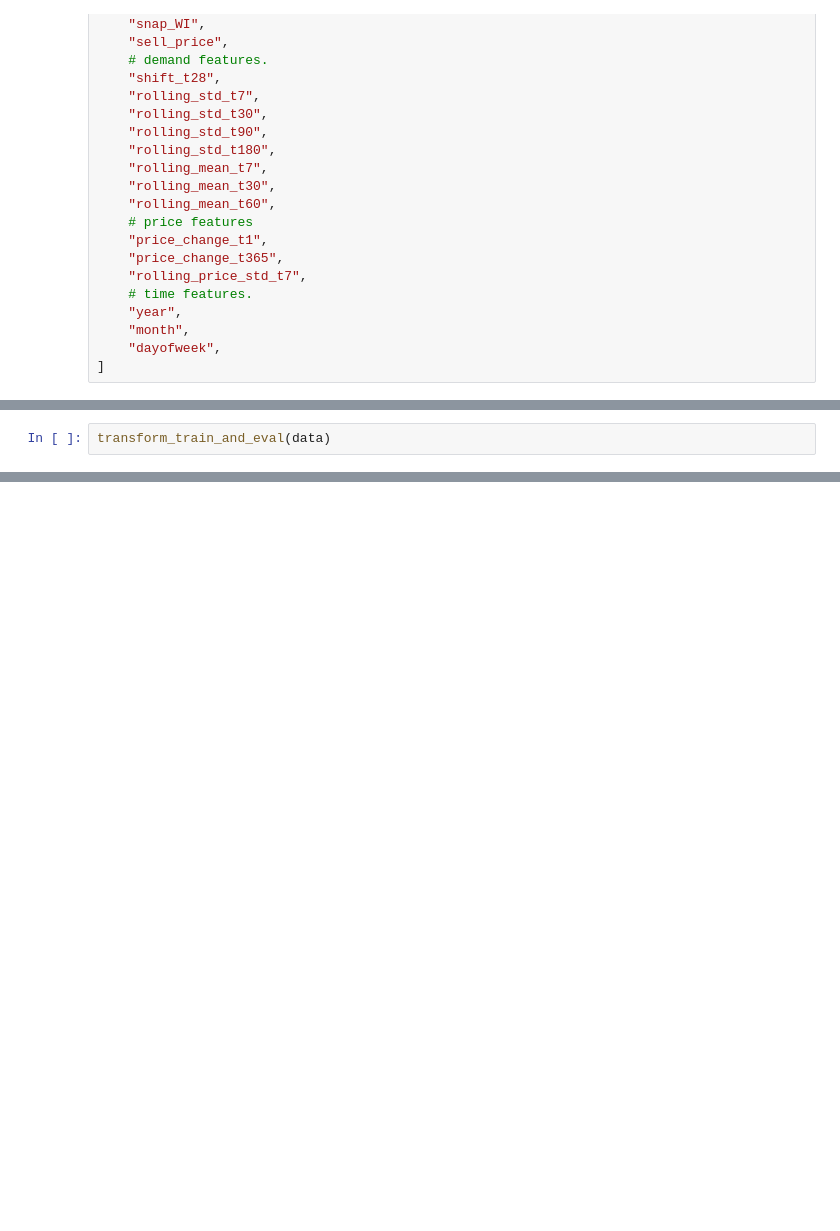
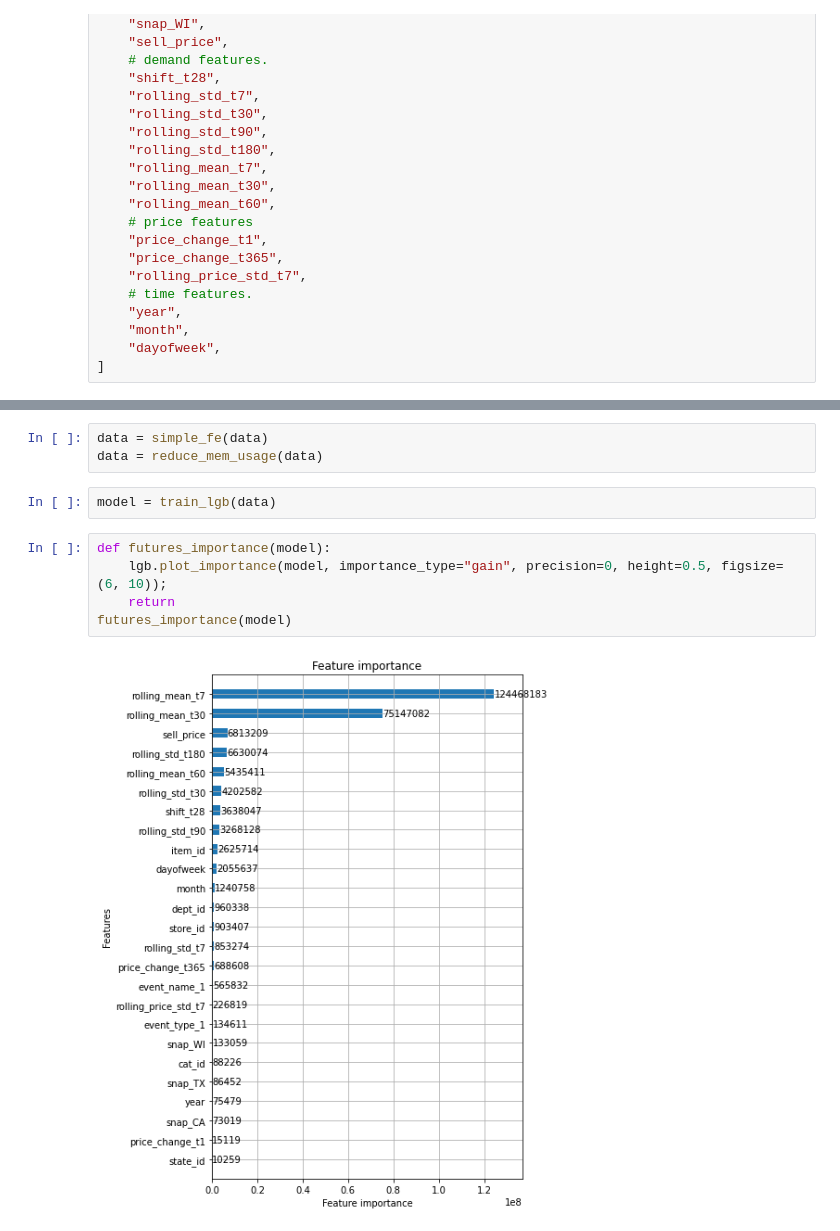
Before and after one commit to Flourens/ds-practice, a Jupyter notebook: m5_v2.ipynb, the cells around one changed output, grey strips where cells are left out. Saved outputs shown, nothing was run; the diff lists cells and outputs as text; blank space fills up the shorter version.

```diff
--- a/m5_v2.ipynb
+++ b/m5_v2.ipynb
@@ -493,2 +431,0 @@ def transform_train_and_eval(data):
-# %%
-transform_train_and_eval(data)
@@ -494,0 +500,12 @@ transform_train_and_eval(data)
+# %%
+data = simple_fe(data)
+data = reduce_mem_usage(data)
+# %%
+model = train_lgb(data)
+# %%
+def futures_importance(model):
+    lgb.plot_importance(model, importance_type="gain", precision=0, height=0.5, figsize=(6, 10));
+    return
+futures_importance(model)
+# %% [output]
+[figure, added]
```
Also changed, not shown: parts of 16 cells of this notebook, 3 other files.
